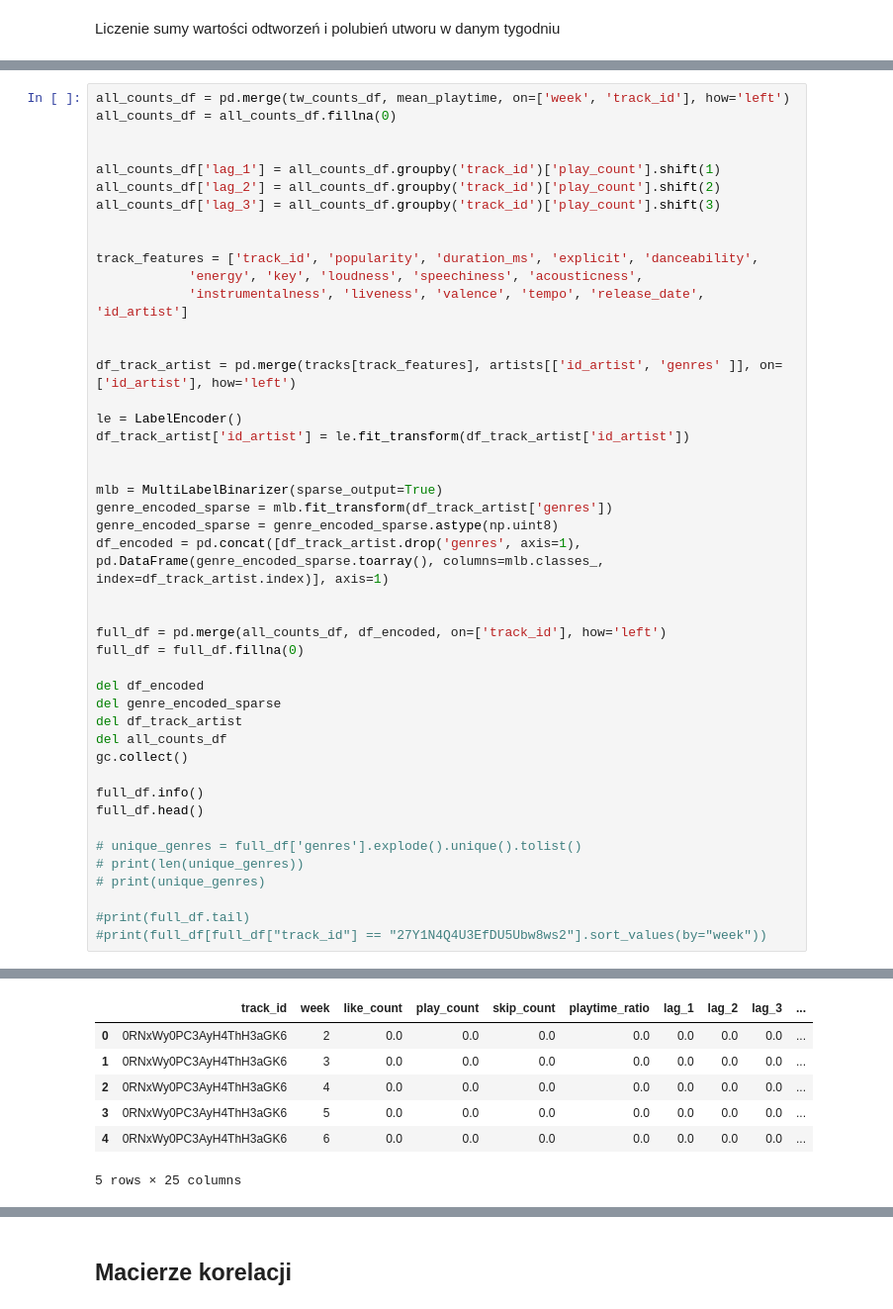
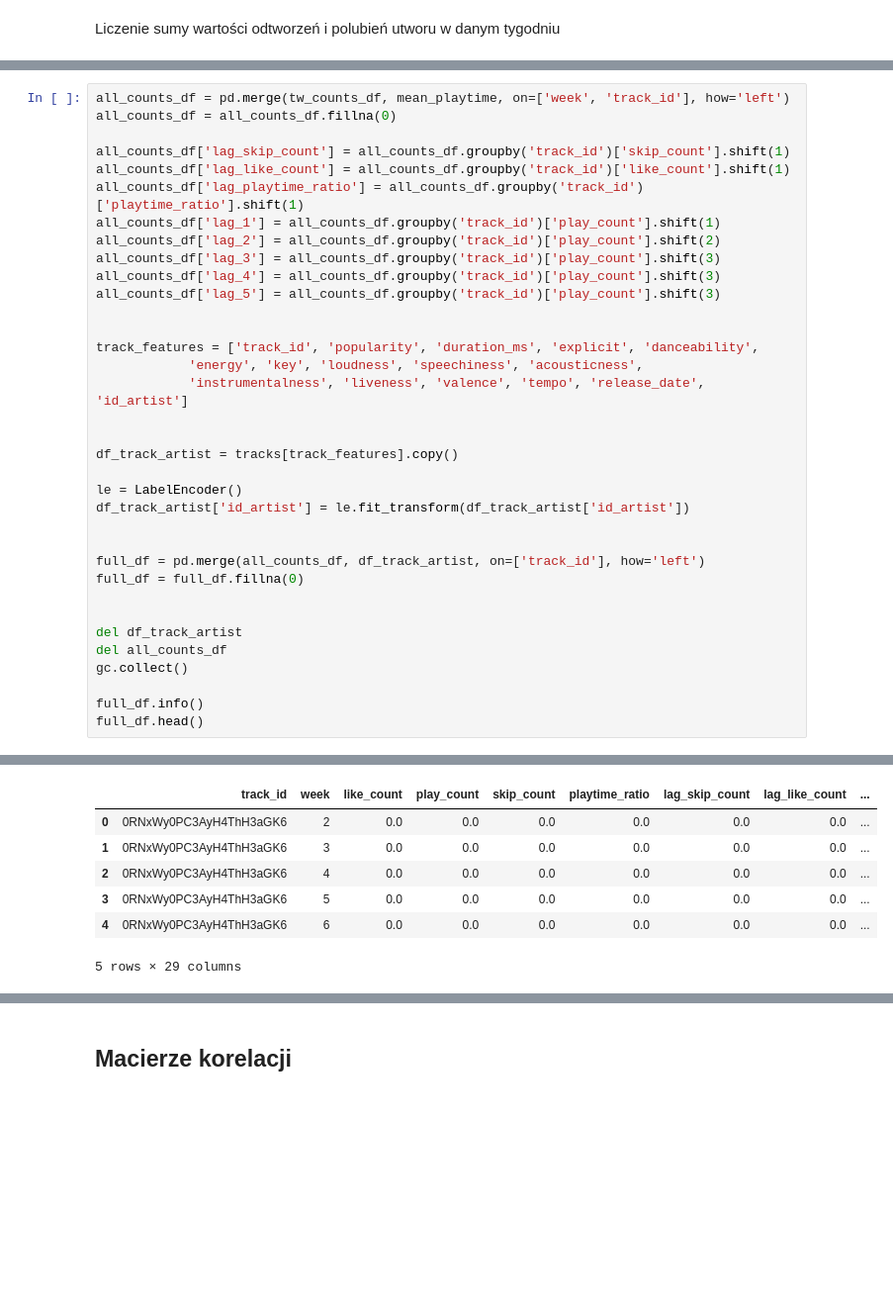
Before and after one commit to Kieru18/Next-Week-s-Top-Tracks, a Jupyter notebook: features/feature_engineering_v2.ipynb, the cells around one changed output, grey strips where cells are left out. Shown: that part at 99% size. Cells and saved outputs as stored; diff of their text form; blank space fills up the shorter version.

```diff
--- a/features/feature_engineering_v2.ipynb
+++ b/features/feature_engineering_v2.ipynb
@@ -159,10 +159,14 @@ memory usage: 37.3+ MB
 all_counts_df = pd.merge(tw_counts_df, mean_playtime, on=['week', 'track_id'], how='left')
 all_counts_df = all_counts_df.fillna(0)
 
-
+all_counts_df['lag_skip_count'] = all_counts_df.groupby('track_id')['skip_count'].shift(1)
+all_counts_df['lag_like_count'] = all_counts_df.groupby('track_id')['like_count'].shift(1)
+all_counts_df['lag_playtime_ratio'] = all_counts_df.groupby('track_id')['playtime_ratio'].shift(1)
 all_counts_df['lag_1'] = all_counts_df.groupby('track_id')['play_count'].shift(1)
 all_counts_df['lag_2'] = all_counts_df.groupby('track_id')['play_count'].shift(2)
 all_counts_df['lag_3'] = all_counts_df.groupby('track_id')['play_count'].shift(3)
+all_counts_df['lag_4'] = all_counts_df.groupby('track_id')['play_count'].shift(3)
+all_counts_df['lag_5'] = all_counts_df.groupby('track_id')['play_count'].shift(3)
 
 
 track_features = ['track_id', 'popularity', 'duration_ms', 'explicit', 'danceability',
@@ -170,36 +174,22 @@ track_features = ['track_id', 'popularity', 'duration_ms', 'explicit', 'danceabi
             'instrumentalness', 'liveness', 'valence', 'tempo', 'release_date', 'id_artist']
 
 
-df_track_artist = pd.merge(tracks[track_features], artists[['id_artist', 'genres' ]], on=['id_artist'], how='left')
+df_track_artist = tracks[track_features].copy()
 
 le = LabelEncoder()
 df_track_artist['id_artist'] = le.fit_transform(df_track_artist['id_artist'])
 
 
-mlb = MultiLabelBinarizer(sparse_output=True)
-genre_encoded_sparse = mlb.fit_transform(df_track_artist['genres'])
-genre_encoded_sparse = genre_encoded_sparse.astype(np.uint8)
-df_encoded = pd.concat([df_track_artist.drop('genres', axis=1), pd.DataFrame(genre_encoded_sparse.toarray(), columns=mlb.classes_, index=df_track_artist.index)], axis=1)
+full_df = pd.merge(all_counts_df, df_track_artist, on=['track_id'], how='left')
+full_df = full_df.fillna(0)
 
 
-full_df = pd.merge(all_counts_df, df_encoded, on=['track_id'], how='left')
-full_df = full_df.fillna(0)
-
-del df_encoded
-del genre_encoded_sparse
 del df_track_artist
 del all_counts_df
 gc.collect()
 
 full_df.info()
 full_df.head()
-
-# unique_genres = full_df['genres'].explode().unique().tolist()
-# print(len(unique_genres))
-# print(unique_genres)
-
-#print(full_df.tail)
-#print(full_df[full_df["track_id"] == "27Y1N4Q4U3EfDU5Ubw8ws2"].sort_values(by="week"))
 # %% [output]
 <class 'pandas.core.frame.DataFrame'>
 Int64Index: 3496272 entries, 0 to 3496271
@@ -221,7 +211,7 @@ memory usage: 693.5+ MB
-|  | track_id | week | like_count | play_count | skip_count | playtime_ratio | lag_1 | lag_2 | lag_3 | ... |
-| 0 | 0RNxWy0PC3AyH4ThH3aGK6 | 2 | 0.0 | 0.0 | 0.0 | 0.0 | 0.0 | 0.0 | 0.0 | ... |
-| 1 | 0RNxWy0PC3AyH4ThH3aGK6 | 3 | 0.0 | 0.0 | 0.0 | 0.0 | 0.0 | 0.0 | 0.0 | ... |
-| 2 | 0RNxWy0PC3AyH4ThH3aGK6 | 4 | 0.0 | 0.0 | 0.0 | 0.0 | 0.0 | 0.0 | 0.0 | ... |
-| 3 | 0RNxWy0PC3AyH4ThH3aGK6 | 5 | 0.0 | 0.0 | 0.0 | 0.0 | 0.0 | 0.0 | 0.0 | ... |
-| 4 | 0RNxWy0PC3AyH4ThH3aGK6 | 6 | 0.0 | 0.0 | 0.0 | 0.0 | 0.0 | 0.0 | 0.0 | ... |
+|  | track_id | week | like_count | play_count | skip_count | playtime_ratio | lag_skip_count | lag_like_count | ... |
+| 0 | 0RNxWy0PC3AyH4ThH3aGK6 | 2 | 0.0 | 0.0 | 0.0 | 0.0 | 0.0 | 0.0 | ... |
+| 1 | 0RNxWy0PC3AyH4ThH3aGK6 | 3 | 0.0 | 0.0 | 0.0 | 0.0 | 0.0 | 0.0 | ... |
+| 2 | 0RNxWy0PC3AyH4ThH3aGK6 | 4 | 0.0 | 0.0 | 0.0 | 0.0 | 0.0 | 0.0 | ... |
+| 3 | 0RNxWy0PC3AyH4ThH3aGK6 | 5 | 0.0 | 0.0 | 0.0 | 0.0 | 0.0 | 0.0 | ... |
+| 4 | 0RNxWy0PC3AyH4ThH3aGK6 | 6 | 0.0 | 0.0 | 0.0 | 0.0 | 0.0 | 0.0 | ... |
-5 rows × 25 columns
+5 rows × 29 columns
```
Also changed, not shown: parts of 12 cells of this notebook.
